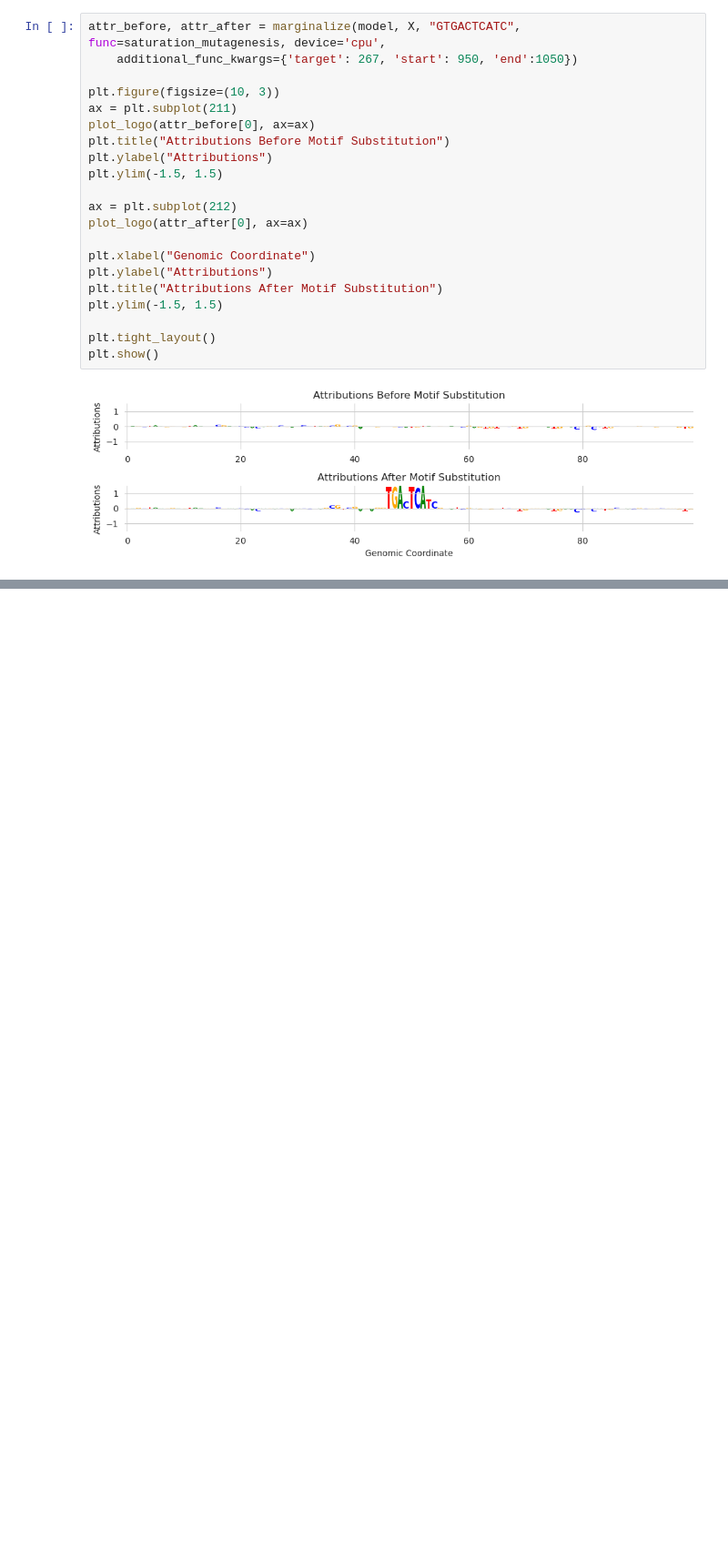
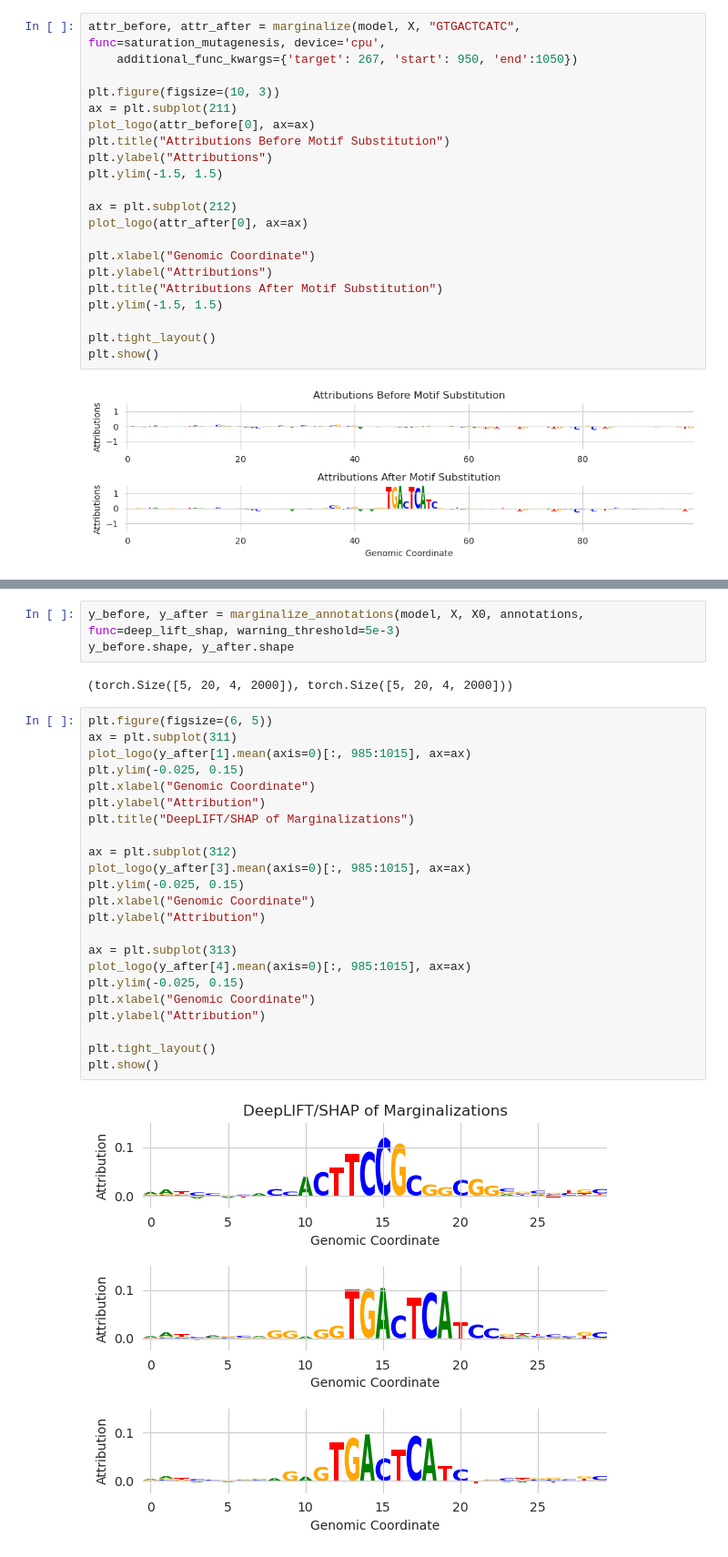
Before and after one commit to jmschrei/tangermeme, a Jupyter notebook: docs/tutorials/Tutorial_B1_Marginalization.ipynb, the cells around one changed output, grey strips where cells are left out. Shown at 91% size. Drawn from its saved outputs; the diff is of its cells as text; blank space fills up the shorter version.

```diff
--- a/docs/tutorials/Tutorial_B1_Marginalization.ipynb
+++ b/docs/tutorials/Tutorial_B1_Marginalization.ipynb
@@ -367,0 +424,30 @@ plt.show()
+# %%
+y_before, y_after = marginalize_annotations(model, X, X0, annotations, func=deep_lift_shap, warning_threshold=5e-3)
+y_before.shape, y_after.shape
+# %% [output]
+(torch.Size([5, 20, 4, 2000]), torch.Size([5, 20, 4, 2000]))
+# %%
+plt.figure(figsize=(6, 5))
+ax = plt.subplot(311)
+plot_logo(y_after[1].mean(axis=0)[:, 985:1015], ax=ax)
+plt.ylim(-0.025, 0.15)
+plt.xlabel("Genomic Coordinate")
+plt.ylabel("Attribution")
+plt.title("DeepLIFT/SHAP of Marginalizations")
+
+ax = plt.subplot(312)
+plot_logo(y_after[3].mean(axis=0)[:, 985:1015], ax=ax)
+plt.ylim(-0.025, 0.15)
+plt.xlabel("Genomic Coordinate")
+plt.ylabel("Attribution")
+
+ax = plt.subplot(313)
+plot_logo(y_after[4].mean(axis=0)[:, 985:1015], ax=ax)
+plt.ylim(-0.025, 0.15)
+plt.xlabel("Genomic Coordinate")
+plt.ylabel("Attribution")
+
+plt.tight_layout()
+plt.show()
+# %% [output]
+[figure, added]
```
Also changed, not shown: parts of 19 cells of this notebook, 24 other files.
